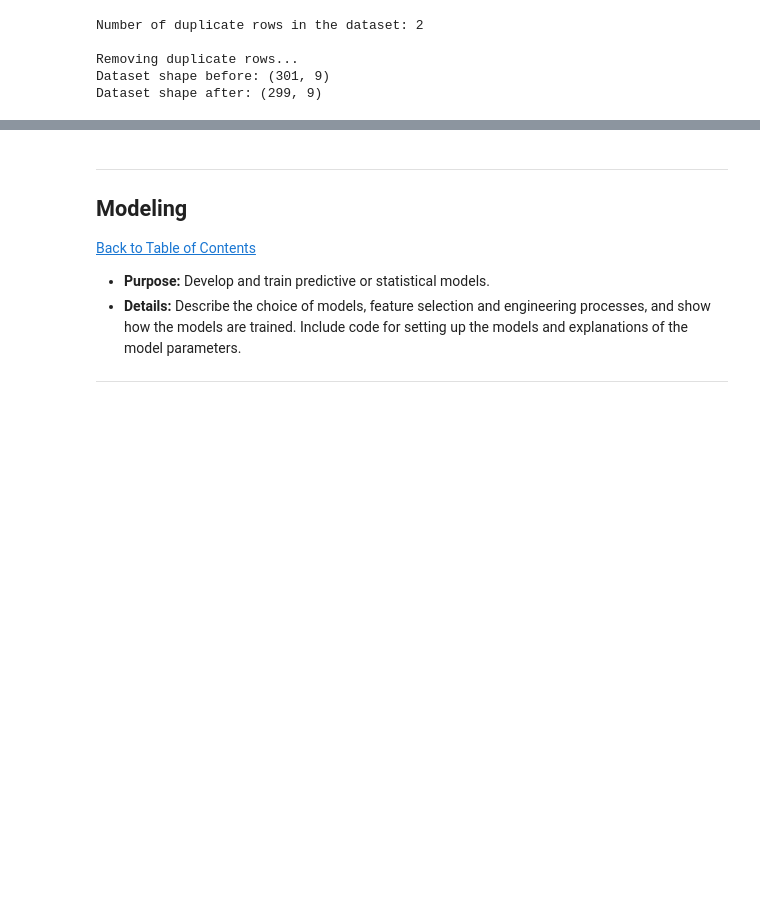
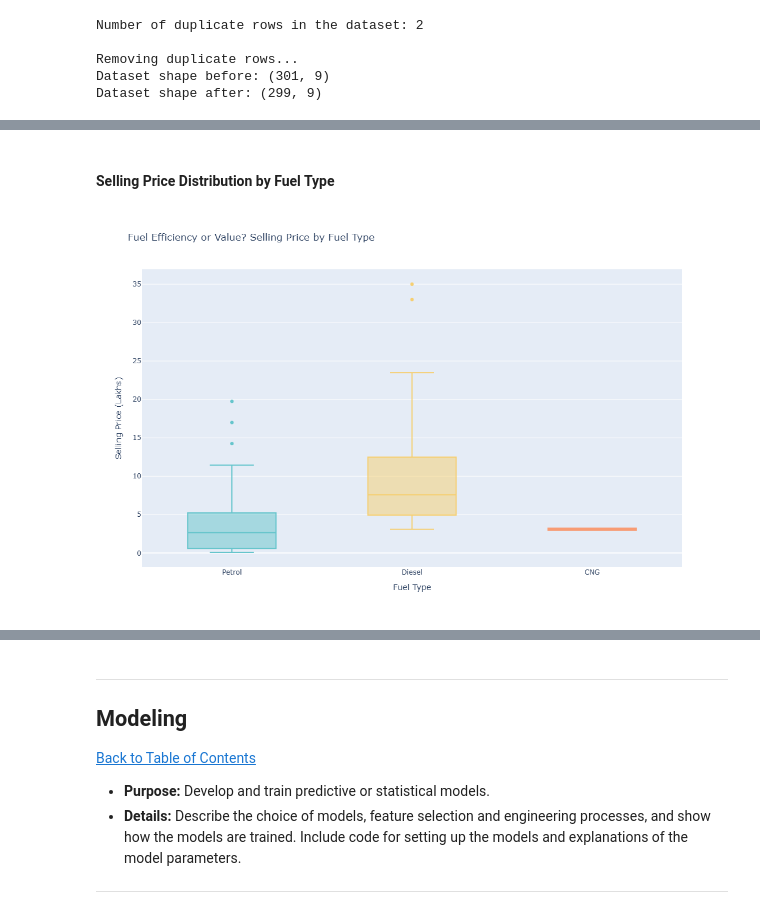
Before and after one commit to PhillipSethole/Car-Price-Prediction, a Jupyter notebook: Car Price Prediction Project.ipynb, the cells around one changed output, grey strips where cells are left out. Cells and saved outputs as stored; diff of their text form; code cells hidden in the pictures; blank space fills up the shorter version.

```diff
--- a/Car Price Prediction Project.ipynb
+++ b/Car Price Prediction Project.ipynb
@@ -251,0 +291,20 @@ Dataset shape after: (299, 9)
+# %% [markdown]
+#### Selling Price Distribution by Fuel Type
+# %%
+fig = px.box(df_cleaned,
+             x='Fuel_Type',
+             y='Selling_Price',
+             color='Fuel_Type',
+             color_discrete_sequence=px.colors.qualitative.Pastel,  # muted palette equivalent
+             title='Fuel Efficiency or Value? Selling Price by Fuel Type',
+             labels={
+                 'Fuel_Type': 'Fuel Type',
+                 'Selling_Price': 'Selling Price (Lakhs)'
+             },
+             width=800,
+             height=700)
+
+fig.update_layout(showlegend=False)  # Remove legend as x-axis already shows fuel types
+fig.show()
+# %% [output]
+[figure, added]
```
Also changed, not shown: parts of 24 cells of this notebook.
